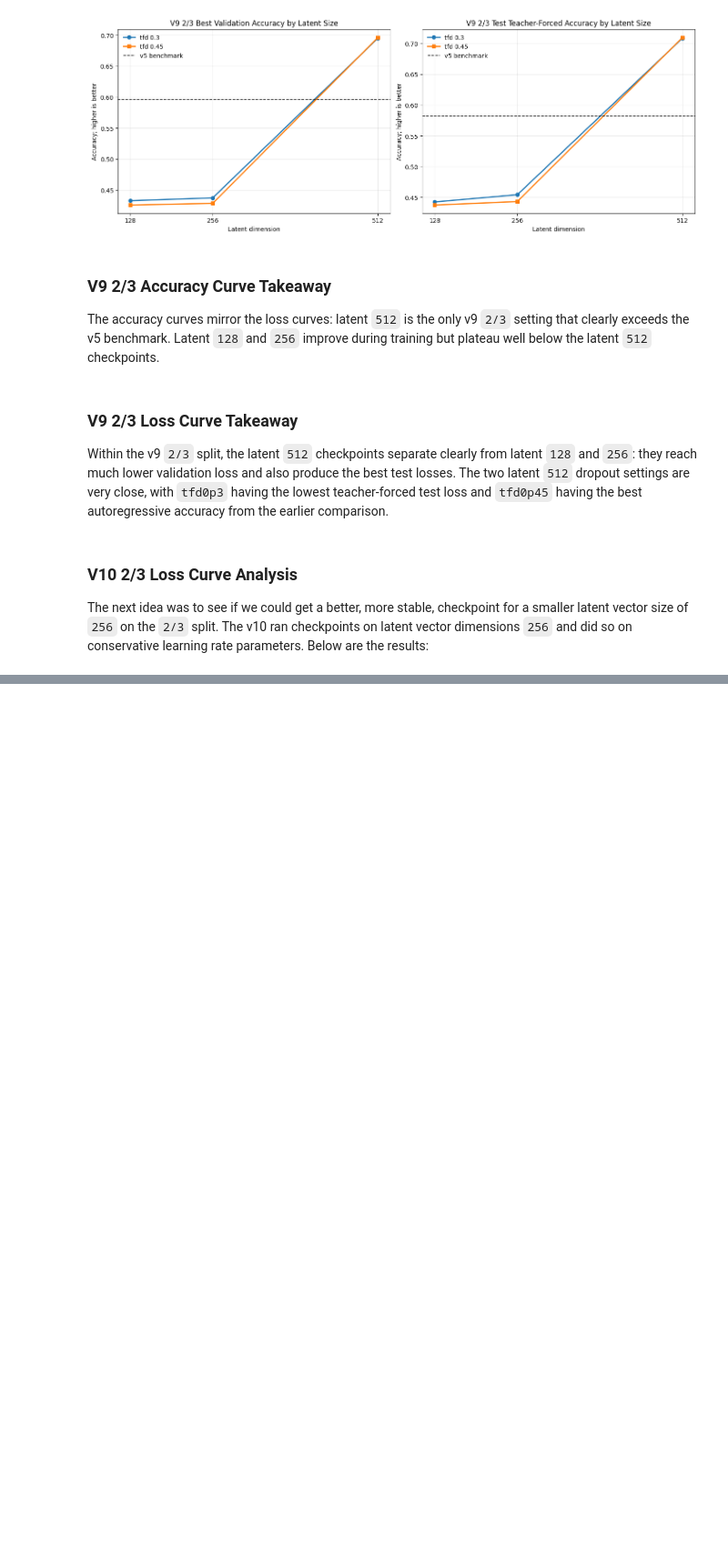
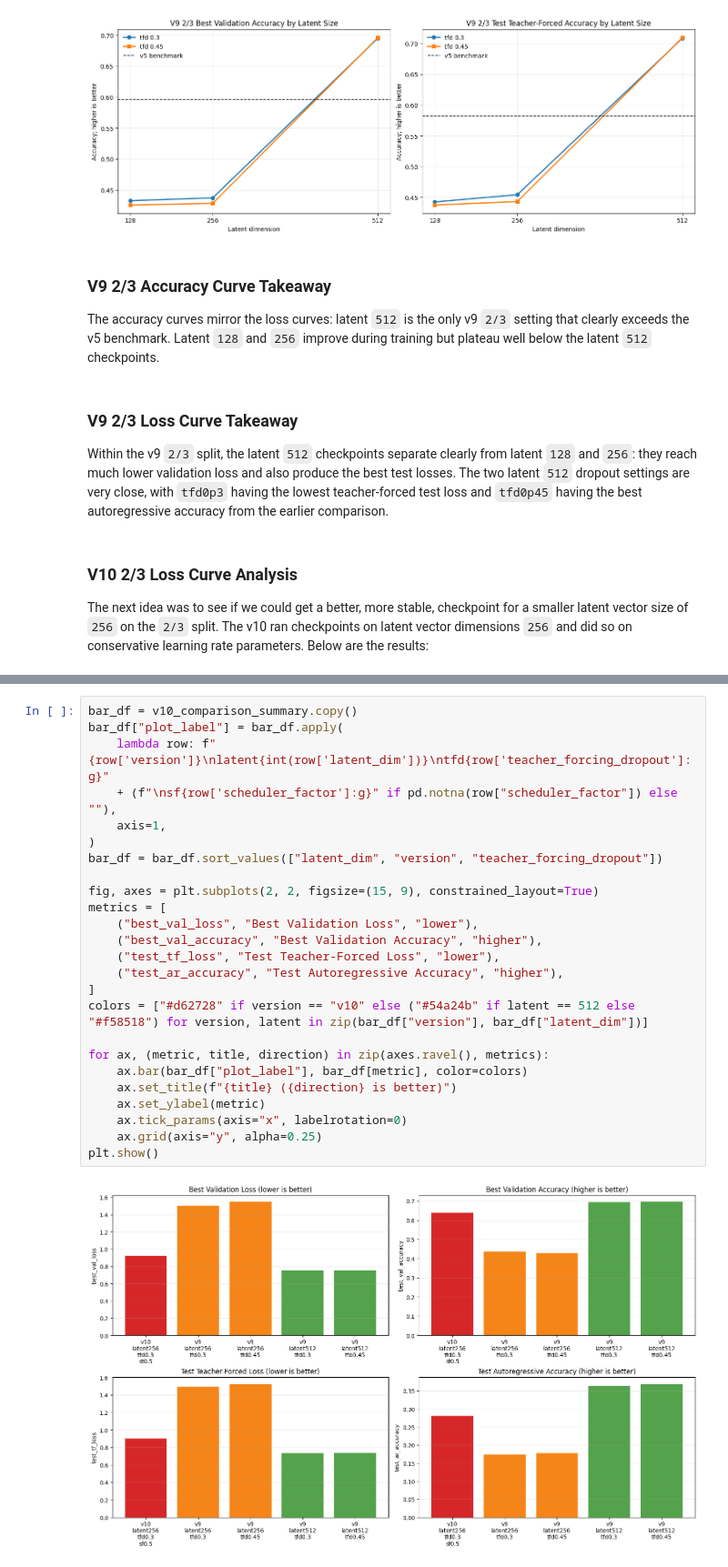
Before and after one commit to Jschechter18/protein-sequence-augmentation, a Jupyter notebook: Code/notebooks/checkpoint_history_error_analysis_v7_v8_v9_vs_v5.ipynb, the cells around one changed output, grey strips where cells are left out. Shown at 91% size. Cells and saved outputs as stored; diff of their text form; blank space fills up the shorter version.

```diff
--- a/Code/notebooks/checkpoint_history_error_analysis_v7_v8_v9_vs_v5.ipynb
+++ b/Code/notebooks/checkpoint_history_error_analysis_v7_v8_v9_vs_v5.ipynb
@@ -1018,0 +1238,27 @@ The next idea was to see if we could get a better, more stable, checkpoint for a
+# %%
+bar_df = v10_comparison_summary.copy()
+bar_df["plot_label"] = bar_df.apply(
+    lambda row: f"{row['version']}\nlatent{int(row['latent_dim'])}\ntfd{row['teacher_forcing_dropout']:g}"
+    + (f"\nsf{row['scheduler_factor']:g}" if pd.notna(row["scheduler_factor"]) else ""),
+    axis=1,
+)
+bar_df = bar_df.sort_values(["latent_dim", "version", "teacher_forcing_dropout"])
+
+fig, axes = plt.subplots(2, 2, figsize=(15, 9), constrained_layout=True)
+metrics = [
+    ("best_val_loss", "Best Validation Loss", "lower"),
+    ("best_val_accuracy", "Best Validation Accuracy", "higher"),
+    ("test_tf_loss", "Test Teacher-Forced Loss", "lower"),
+    ("test_ar_accuracy", "Test Autoregressive Accuracy", "higher"),
+]
+colors = ["#d62728" if version == "v10" else ("#54a24b" if latent == 512 else "#f58518") for version, latent in zip(bar_df["version"], bar_df["latent_dim"])]
+
+for ax, (metric, title, direction) in zip(axes.ravel(), metrics):
+    ax.bar(bar_df["plot_label"], bar_df[metric], color=colors)
+    ax.set_title(f"{title} ({direction} is better)")
+    ax.set_ylabel(metric)
+    ax.tick_params(axis="x", labelrotation=0)
+    ax.grid(axis="y", alpha=0.25)
+plt.show()
+# %% [output]
+[figure, added]
```
Also changed, not shown: parts of 13 cells of this notebook, 3 other files.
